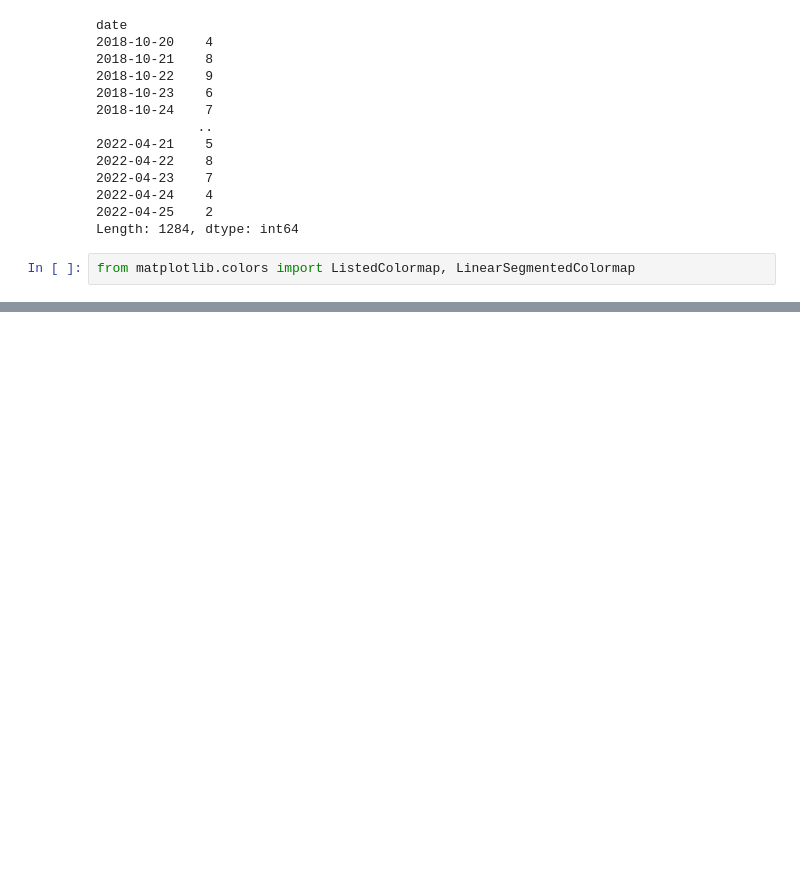
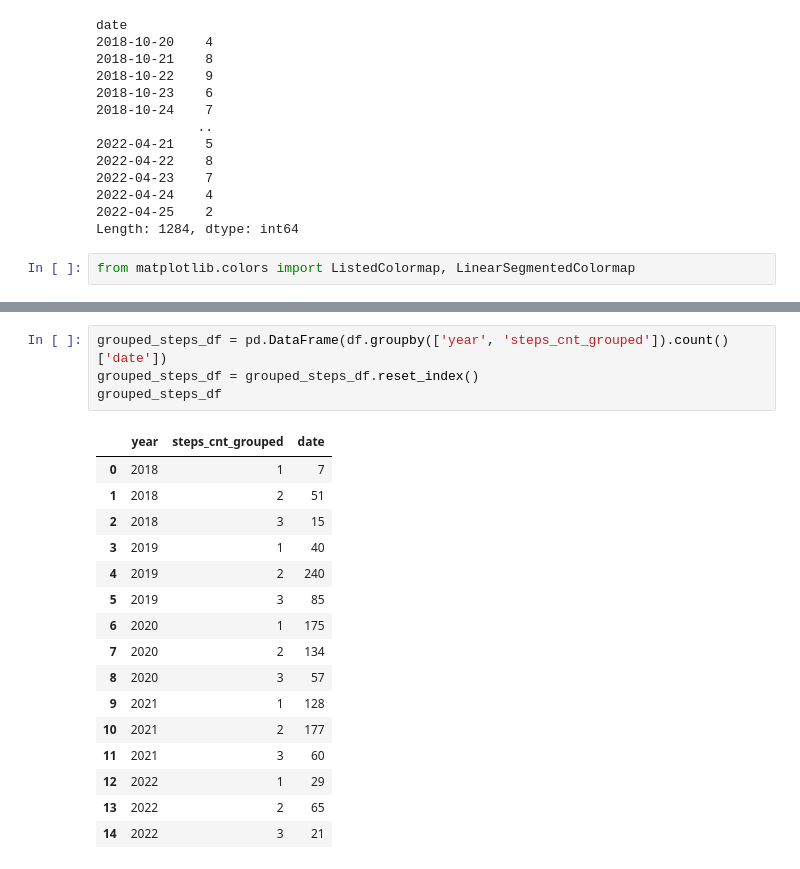
Before and after one commit to Fillll/life-log, a Jupyter notebook: 02-plot-steps.ipynb, the cells around one changed output, grey strips where cells are left out. Drawn from its saved outputs; the diff is of its cells as text; blank space fills up the shorter version.

```diff
--- a/02-plot-steps.ipynb
+++ b/02-plot-steps.ipynb
@@ -62,0 +95,21 @@ calplot.calplot(steps,
+# %%
+grouped_steps_df = pd.DataFrame(df.groupby(['year', 'steps_cnt_grouped']).count()['date'])
+grouped_steps_df = grouped_steps_df.reset_index()
+grouped_steps_df
+# %% [output]
+|  | year | steps_cnt_grouped | date |
+| 0 | 2018 | 1 | 7 |
+| 1 | 2018 | 2 | 51 |
+| 2 | 2018 | 3 | 15 |
+| 3 | 2019 | 1 | 40 |
+| 4 | 2019 | 2 | 240 |
+| 5 | 2019 | 3 | 85 |
+| 6 | 2020 | 1 | 175 |
+| 7 | 2020 | 2 | 134 |
+| 8 | 2020 | 3 | 57 |
+| 9 | 2021 | 1 | 128 |
+| 10 | 2021 | 2 | 177 |
+| 11 | 2021 | 3 | 60 |
+| 12 | 2022 | 1 | 29 |
+| 13 | 2022 | 2 | 65 |
+| 14 | 2022 | 3 | 21 |
```
Also changed, not shown: parts of 10 cells of this notebook.
